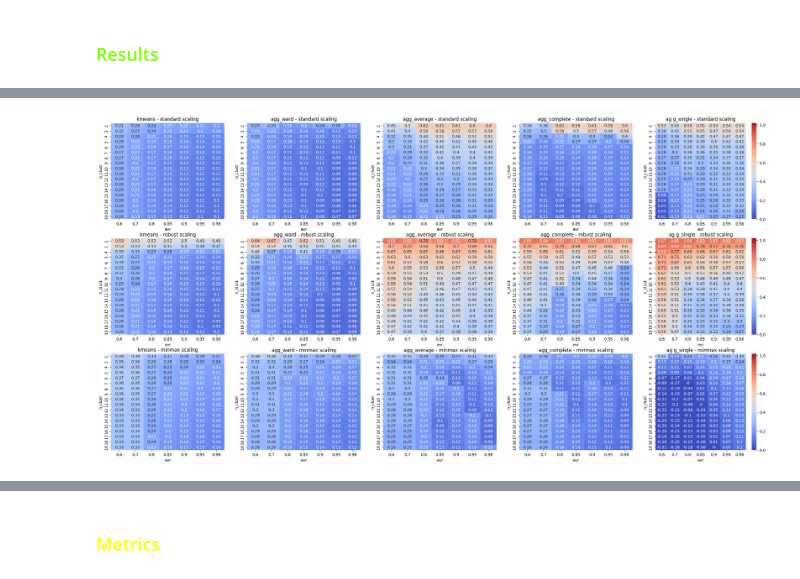
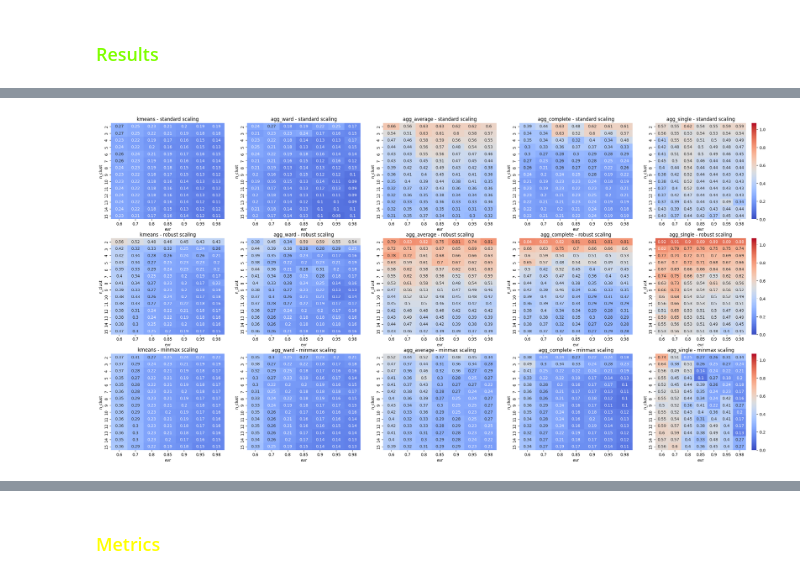
Before and after one commit to arnaud-odet/Roster_Building, a Jupyter notebook: notebooks/clustering.ipynb, the cells around one changed output, grey strips where cells are left out. Drawn from its saved outputs; the diff is of its cells as text; code cells hidden in the pictures.

```diff
--- a/notebooks/clustering.ipynb
+++ b/notebooks/clustering.ipynb
@@ -289,20 +274,20 @@ display(cdf.sort_values(by = 'evr_e_w_silhouette', ascending=False).head(5))
 # %%
 scalings = cdf['scaling'].unique()
 methods = cdf['method'].unique()
 
-metric = 'silhouette'
-# metric = 'silhouette_W'
+# metric = 'silhouette'
+metric = 'silhouetteW'
 # metric = 'e_w_silhouette'
 # metric = 'evr_e_w_silhouette'
 
 heatmap_kw = {'cmap': 'coolwarm', 'vmin': max(cdf[metric].min()-0.15,0), 'vmax':cdf[metric].max()+0.15, 'annot': True}
 fig, axs = plt.subplots(len(scalings),len(methods),figsize = (6*len(methods),5* len(scalings)));
 _cdf = cdf.groupby(['method','scaling','evr','n_clust']).agg({'n_PC':'first', metric:'max'}).reset_index()
 for i, ax in enumerate(axs.flatten()) :
     method = methods[i % len(methods)]
     scaling = scalings[i // len(methods)]
     sns.heatmap(data= _cdf[(_cdf['method']==method)&(_cdf['scaling']==scaling)].pivot(index = 'n_clust', columns = ['evr'], values = metric).round(2),
                 ax = ax, **heatmap_kw, cbar = (i % len(methods)) == len(methods) -1);
     ax.set_title(f"{method} - {scaling} scaling");
 # %% [output]
-[figure, old version]
+[figure, new version]
```
Also changed, not shown: parts of 19 cells of this notebook, 3 other files.
